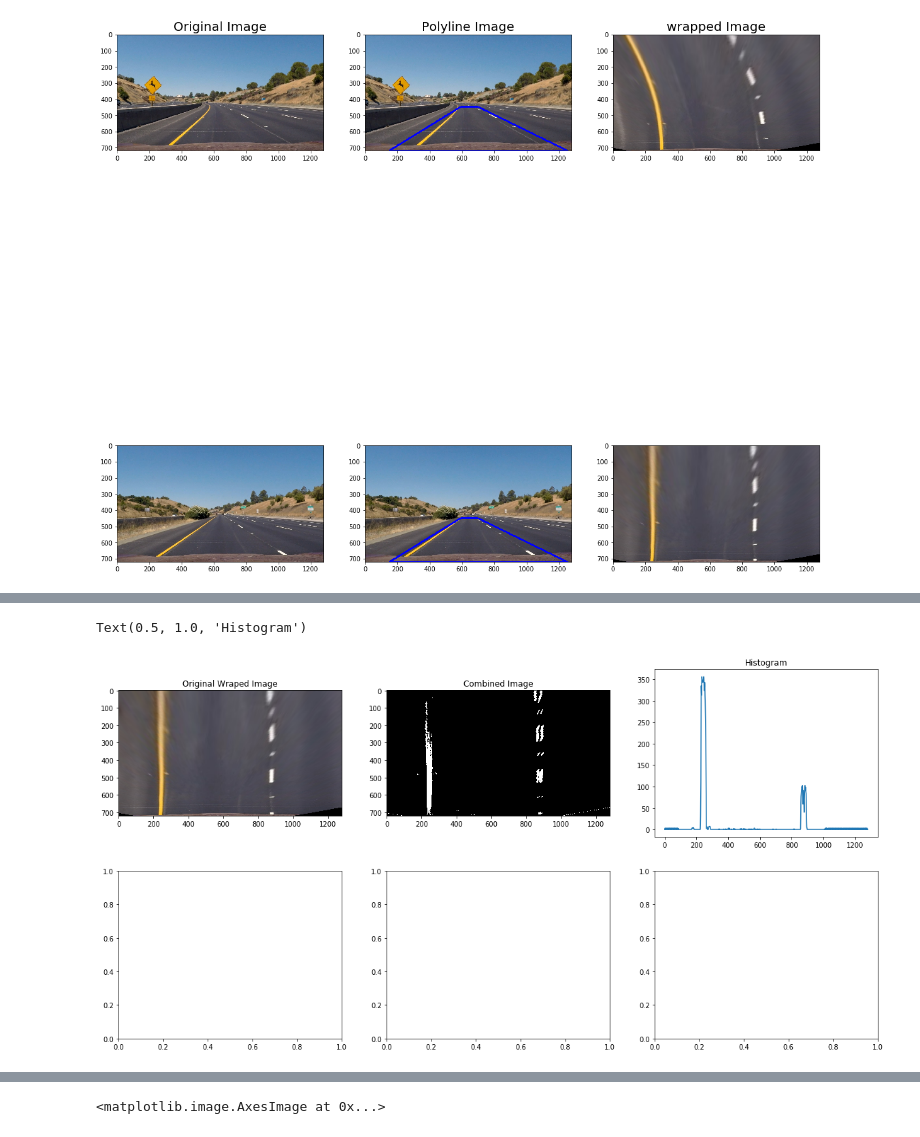
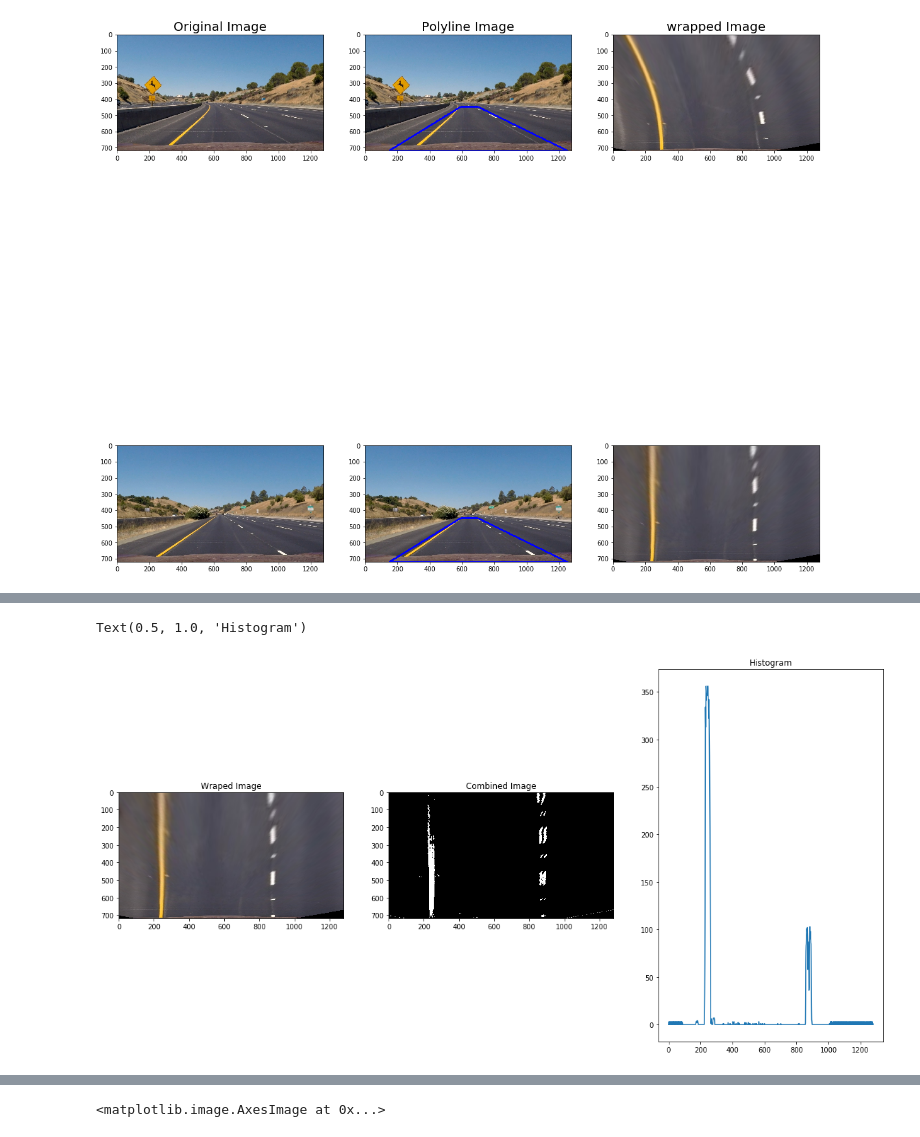
Before and after one commit to nikhilparla/udacity-self-driving-proj-2, a Jupyter notebook: p2.ipynb, the cells around one changed output, grey strips where cells are left out. Saved outputs shown, nothing was run; the diff lists cells and outputs as text; code cells hidden in the pictures.

```diff
--- a/p2.ipynb
+++ b/p2.ipynb
@@ -129,6 +153,9 @@ def ExtractChannel(image,colorspace,threshold,channel=0):
     binary[(extracted_channel >= threshold[0]) & (extracted_channel <= threshold[1])] = 1
     return binary
 # %%
+"""
+Common function for calculation sobel
+"""
 def Sobel(warpedimage, threshold, sobelType, kernelSize=3):
 
     gray = cv2.cvtColor(warpedimage, cv2.COLOR_RGB2GRAY) # Step 1- Convert to GrayScale
@@ -137,22 +164,16 @@ def Sobel(warpedimage, threshold, sobelType, kernelSize=3):
 
     abs_sobelx = np.absolute(sobelx)
     abs_sobely = np.absolute(sobely)
-
-    grad= np.sqrt(sobelx**2 + sobely**2)
-
     arctan= np.arctan2(abs_sobely,abs_sobelx)
-
     valParam=abs_sobelx
 
     if(sobelType=='x'):
         valParam=abs_sobelx
-    elif(sobelType=='y'):
-        valParam= abs_sobely
-    elif(sobelType=='xy'):
-        valParam= grad
+    elif(sobelType=='dir'):
+        valParam= arctan
     else:
-        valParam=arctan
-
+        #do nothing
+        pass
 
     img = np.uint8((valParam* 255)/np.max(valParam)) # Creating a normalized sobel image
     binary_output = np.zeros_like(img)
@@ -208,26 +207,26 @@ Text(0.5, 1.0, 'Combined')
 # %%
 def hist(img):
-    # TO-DO: Grab only the bottom half of the image
+    # Grab only the bottom half of the image
     # Lane lines are likely to be mostly vertical nearest to the car
     bottom_half = img[img.shape[0]//2:,:]
 
-    # TO-DO: Sum across image pixels vertically - make sure to set `axis`
+    #Sum across image pixels vertically - make sure to set `axis`
     # i.e. the highest areas of vertical lines should be larger values
     histogram = np.sum(bottom_half,axis=0)
 
 
     return histogram
 
-f, axes= plt.subplots(2,3,figsize=(20,10))
-axes[index,0].imshow(warped1)
-axes[index,0].set_title("Original Wraped Image")
-combinedImage=combineEverything(warped1,[150,255],[20,100])
-axes[index,1].imshow(combinedImage,cmap="gray")
-axes[index,1].set_title("Combined Image")
-histogram = hist(combinedImage)
-axes[index,2].plot(histogram)
-axes[index,2].set_title("Histogram")
+f, axes= plt.subplots(1,3,figsize=(20,10))
+axes[0].imshow(warped1)
+axes[0].set_title("Wraped Image")
+combImage=combinedImage(warped1,[150,255],[20,100])
+axes[1].imshow(combImage,cmap="gray")
+axes[1].set_title("Combined Image")
+histogram = hist(combImage)
+axes[2].plot(histogram)
+axes[2].set_title("Histogram")
 # %% [output]
 Text(0.5, 1.0, 'Histogram')
-[figure, old version]
+[figure, new version]
 # %%
```
Also changed, not shown: parts of 19 cells of this notebook, 11 other files.
